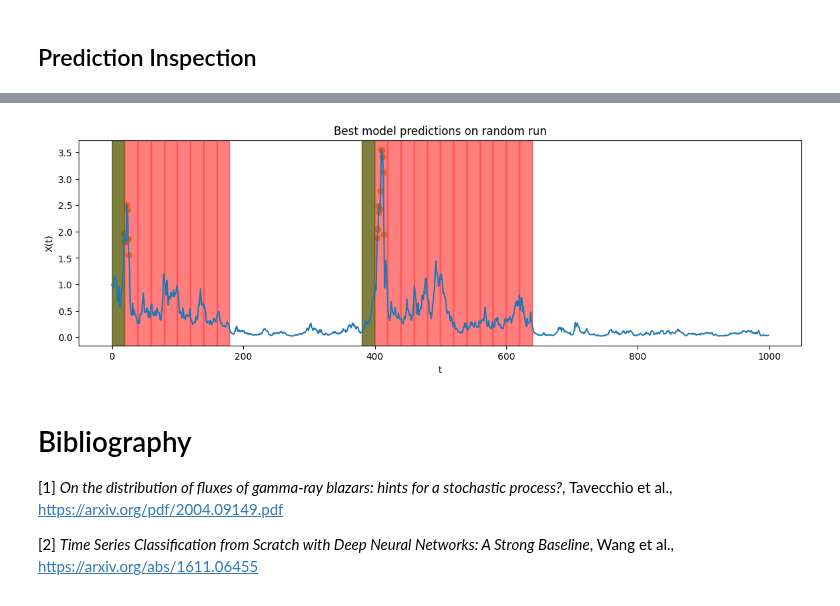
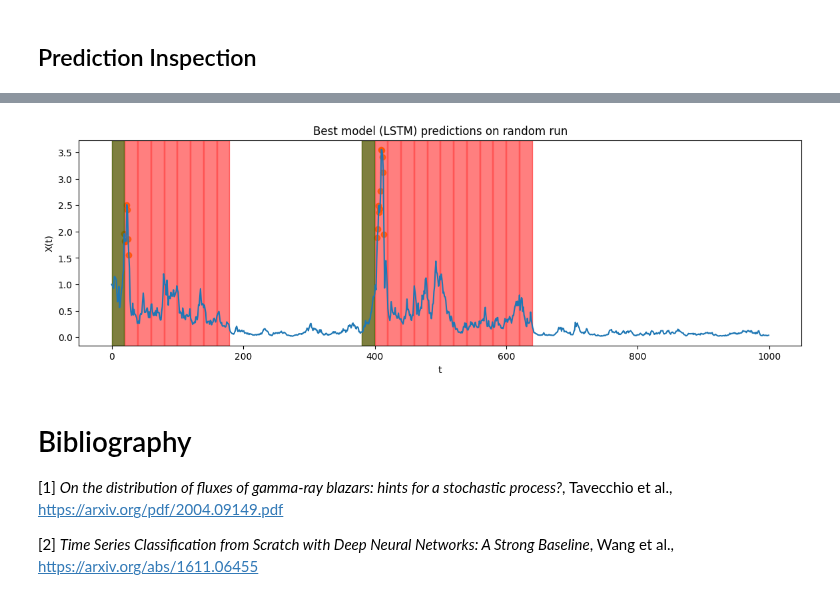
Before and after one commit to falric05/AII-Flare-prediction, a Jupyter notebook: notebooks/AI_ind_models.ipynb, the cells around one changed output, grey strips where cells are left out. Cells and saved outputs as stored; diff of their text form; code cells hidden in the pictures.

Commit message:
minor changes on Prediction Inspection

```diff
--- a/notebooks/AI_ind_models.ipynb
+++ b/notebooks/AI_ind_models.ipynb
@@ -560,19 +557,6 @@ filtered_run_df = run_df.iloc[::step]
 filtered_counts = filtered_run_df['future_flare'].value_counts()
 X_run_filtered, y_run_filtered = filtered_run_df.iloc[:,5:-3].to_numpy(), filtered_run_df.future_flare.to_numpy()
 
-plot_grid_datapoints_params = {
-    'run': run,
-    'sigma': params['sigma'][0],
-    'theta': params['theta'][0],
-    'mu': params['mu'][0],
-    'delta': params['delta'][0],
-    'labels': best_labels,
-    'title': 'Best model predictions on random run',
-    'show': False
-}
-fplt.plot_grid_datapoints(Xs, params, **plot_grid_datapoints_params)
-
-ax = plt.gca()
 cross_idx = np.argmax(results_short.values())
 cross_best = list(results_short.keys())[cross_idx]
 cross_best_score = results_short[cross_best]
@@ -581,12 +565,29 @@ list_models_scores = [cross_best_score, test_f1_macro_cnn, test_f1_macro_lstm]
 best = np.argmax(list_models_scores)
 best_model = list_models[best]
 if best == 0:
+    model_name = cross_best.upper()
     y_run_filtered_pred = best_model.predict(X_run_filtered)
 if best == 1:
+    model_name = 'CNN'
     X_run_filtered = X_run_filtered.reshape(X_run_filtered.shape[0], X_run_filtered.shape[1], 1)
     y_run_filtered_pred = np.squeeze(np.round(best_model.predict(X_run_filtered,0)))
 if best == 2:
+    model_name = 'LSTM'
     y_run_filtered_pred = np.squeeze(np.round(best_model.predict(X_run_filtered),0))
+
+plot_grid_datapoints_params = {
+    'run': run,
+    'sigma': params['sigma'][0],
+    'theta': params['theta'][0],
+    'mu': params['mu'][0],
+    'delta': params['delta'][0],
+    'labels': best_labels,
+    'title': f'Best model ({model_name}) predictions on random run',
+    'show': False
+}
+fplt.plot_grid_datapoints(Xs, params, **plot_grid_datapoints_params)
+
+ax = plt.gca()
 
 a, b = (-1, -1)
 for w in filtered_run_df.iloc[list(np.where(y_run_filtered_pred==1)[0]),:].window_range:
@@ -615,4 +616,4 @@ plt.show()
-[figure, old version]
+[figure, new version]
 # %% [markdown]
 # Bibliography
 \[1\] _On the distribution of fluxes of gamma-ray blazars: hints for a stochastic process?_, Tavecchio et al., [https://arxiv.org/pdf/2004.09149.pdf](https://arxiv.org/pdf/2004.09149.pdf)
```
Also changed, not shown: parts of 3 cells of this notebook.
